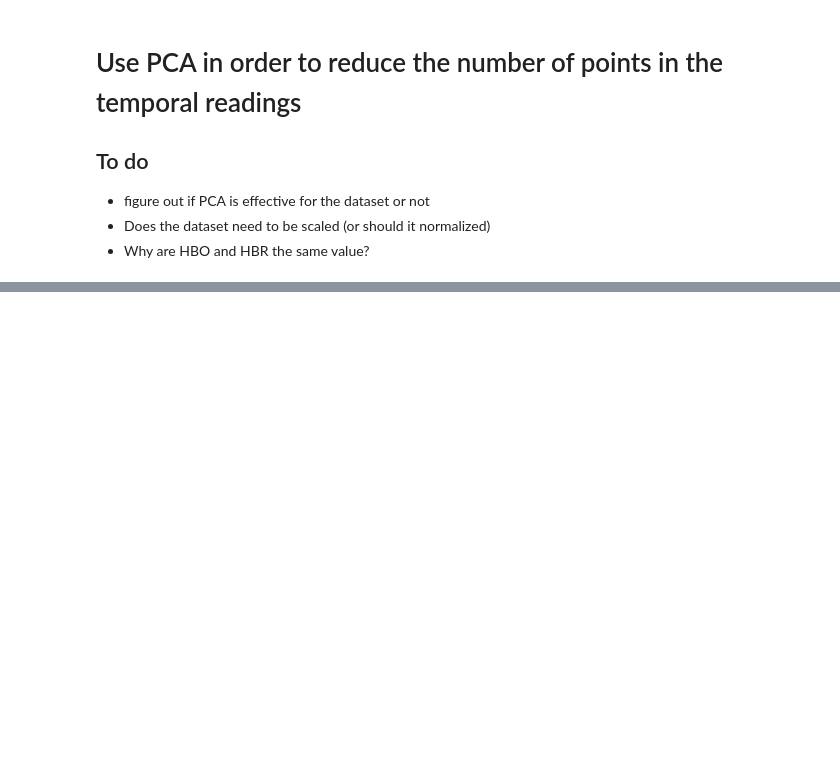
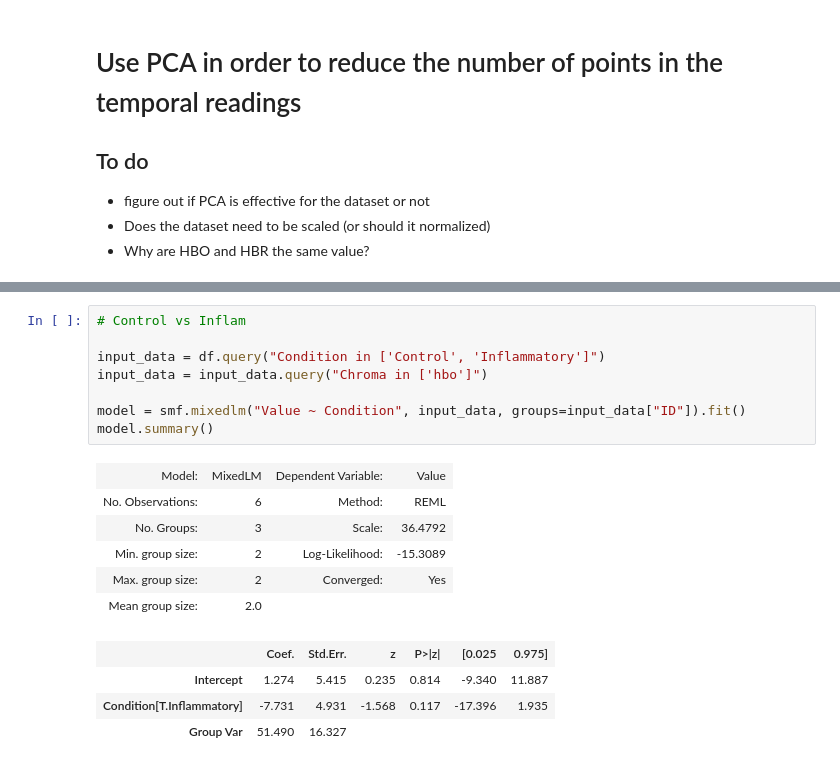
Before and after one commit to nolanrbrady/fNIRs-data-pipeline, a Jupyter notebook: python/Chatbot-python-pipeline.ipynb, the cells around one changed output, grey strips where cells are left out. Drawn from its saved outputs; the diff is of its cells as text; blank space fills up the shorter version.

```diff
--- a/python/Chatbot-python-pipeline.ipynb
+++ b/python/Chatbot-python-pipeline.ipynb
@@ -280,0 +325,19 @@ model.summary()
+# %%
+# Control vs Inflam
+
+input_data = df.query("Condition in ['Control', 'Inflammatory']")
+input_data = input_data.query("Chroma in ['hbo']")
+
+model = smf.mixedlm("Value ~ Condition", input_data, groups=input_data["ID"]).fit()
+model.summary()
+# %% [output]
+| Model: | MixedLM | Dependent Variable: | Value |
+| No. Observations: | 6 | Method: | REML |
+| No. Groups: | 3 | Scale: | 36.4792 |
+| Min. group size: | 2 | Log-Likelihood: | -15.3089 |
+| Max. group size: | 2 | Converged: | Yes |
+| Mean group size: | 2.0 |  |  |
+|  | Coef. | Std.Err. | z | P>|z| | [0.025 | 0.975] |
+| Intercept | 1.274 | 5.415 | 0.235 | 0.814 | -9.340 | 11.887 |
+| Condition[T.Inflammatory] | -7.731 | 4.931 | -1.568 | 0.117 | -17.396 | 1.935 |
+| Group Var | 51.490 | 16.327 |  |  |  |  |
```
Also changed, not shown: parts of 8 cells of this notebook.
